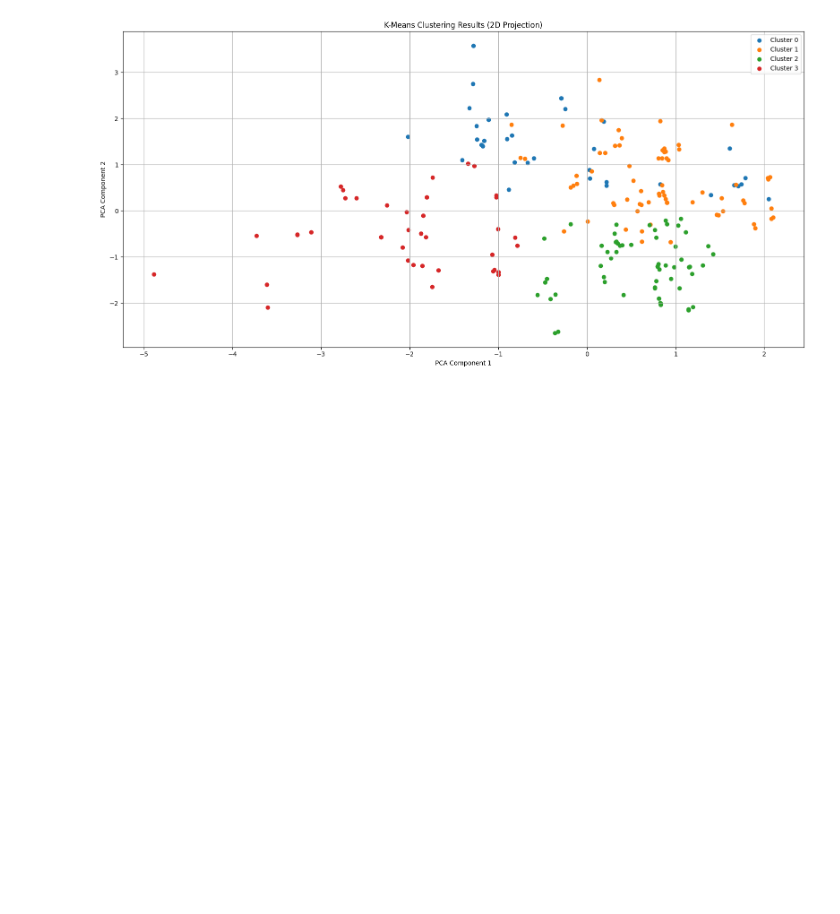
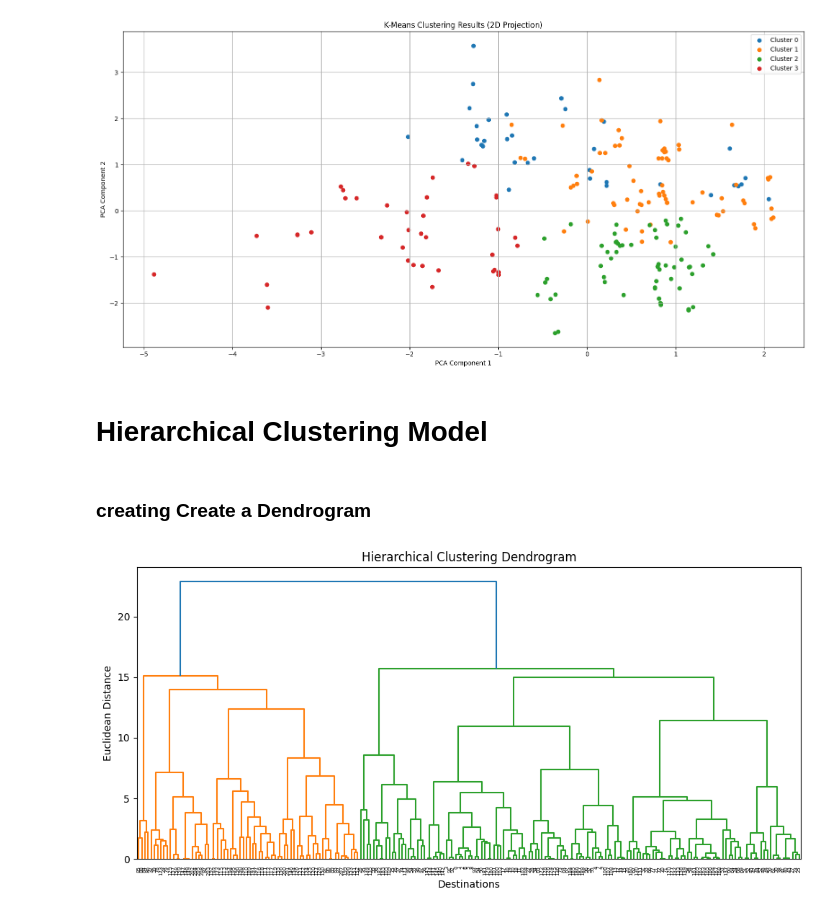
Before and after one commit to narender5162/DSPROJECT, a Jupyter notebook: DSPROJECT.ipynb, the cells around one changed output. Saved outputs shown, nothing was run; the diff lists cells and outputs as text; code cells hidden in the pictures; blank space fills up the shorter version.

```diff
--- a/DSPROJECT.ipynb
+++ b/DSPROJECT.ipynb
@@ -626,3 +627,22 @@ plt.tight_layout()
 plt.show()
 # %% [output]
 [figure]
+# %% [markdown]
+# **Hierarchical Clustering Model**
+# %% [markdown]
+### creating Create a Dendrogram
+# %%
+from scipy.cluster.hierarchy import dendrogram, linkage
+
+# Compute the linkage matrix
+linkage_matrix = linkage(data_scaled, method='ward')
+# Plot the dendrogram
+plt.figure(figsize=(10, 5))
+dendrogram(linkage_matrix)
+plt.title('Hierarchical Clustering Dendrogram')
+plt.xlabel('Destinations')
+plt.ylabel('Euclidean Distance')
+plt.tight_layout()
+plt.show()
+# %% [output]
+[figure, added]
```
Also changed, not shown: parts of 1 cell of this notebook.
